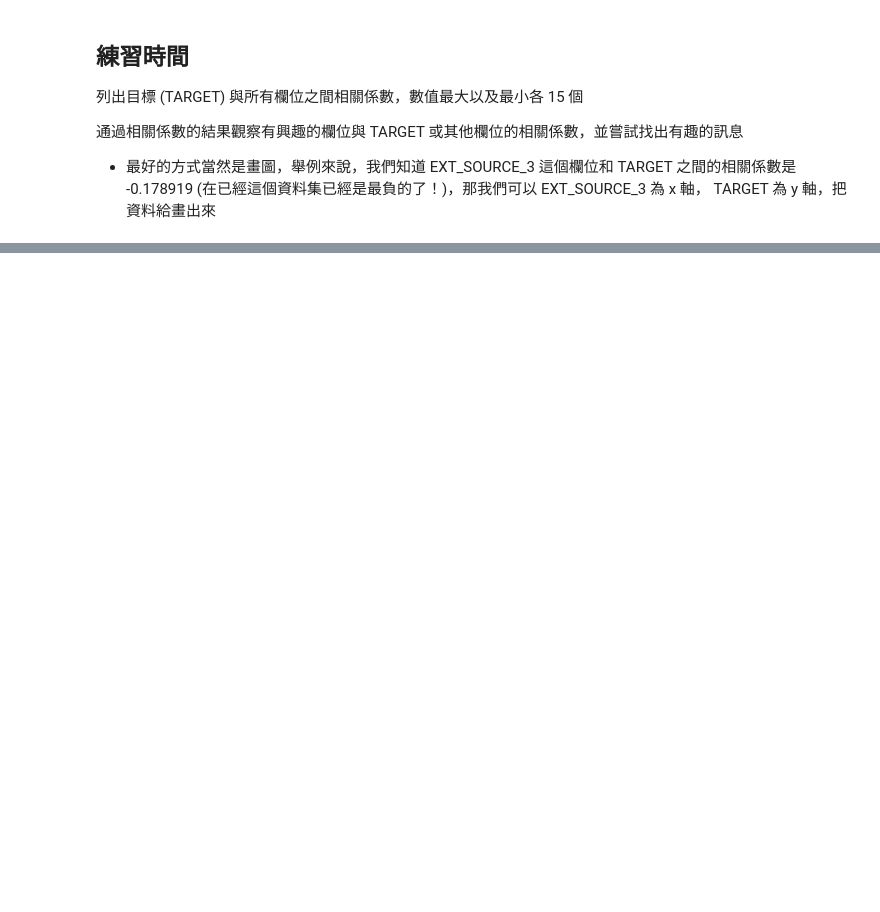
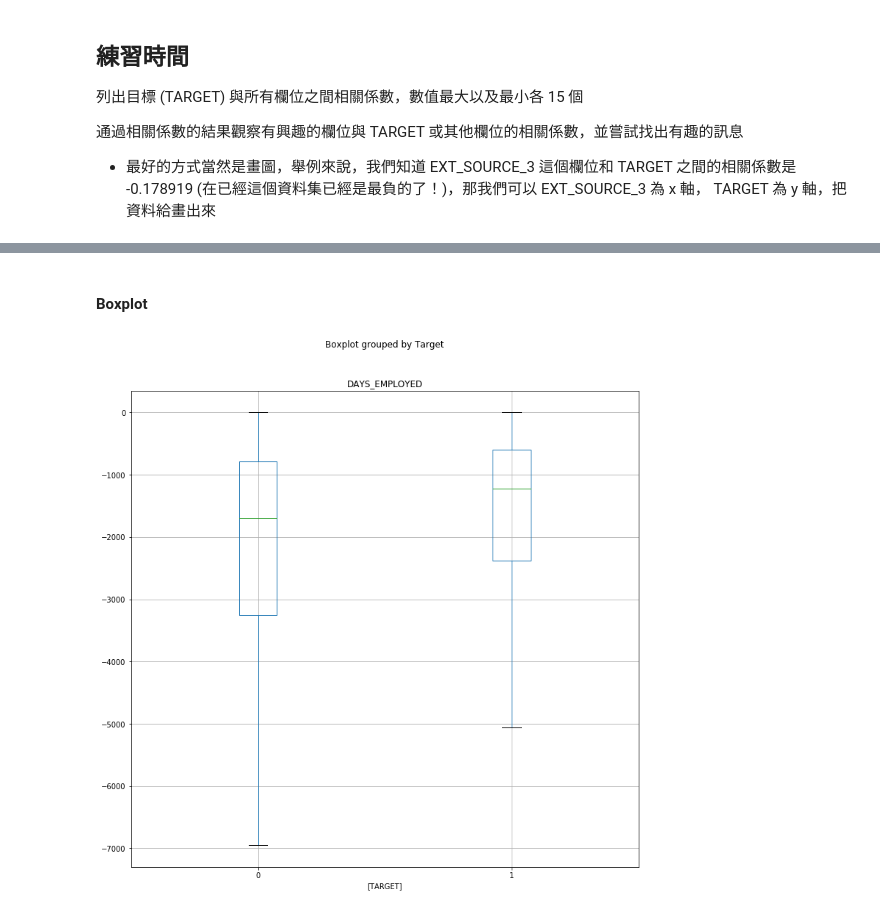
Before and after one commit to shaoxiaochang/2nd-ML100Days, a Jupyter notebook: homework/Day_010_HW.ipynb, the cells around one changed output, grey strips where cells are left out. Saved outputs shown, nothing was run; the diff lists cells and outputs as text; code cells hidden in the pictures; blank space fills up the shorter version.

```diff
--- a/homework/Day_010_HW.ipynb
+++ b/homework/Day_010_HW.ipynb
@@ -193,0 +142,11 @@ plt.show()
+# %% [markdown]
+#### Boxplot
+# %%
+plt_column = ['DAYS_EMPLOYED']
+plt_by = ['TARGET']
+
+sub_df.boxplot(column=plt_column, by = plt_by, showfliers = False, figsize=(12,12))
+plt.suptitle('Boxplot grouped by Target')
+plt.show()
+# %% [output]
+[figure, added]
```
Also changed, not shown: parts of 13 cells of this notebook.
